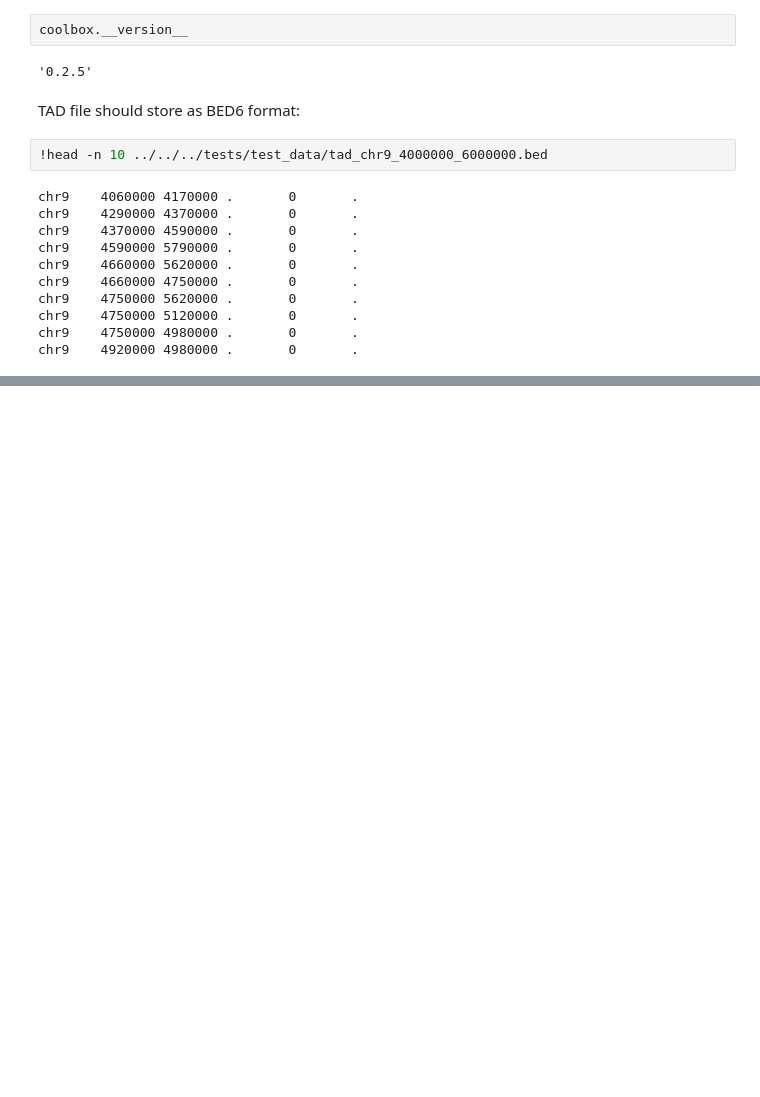
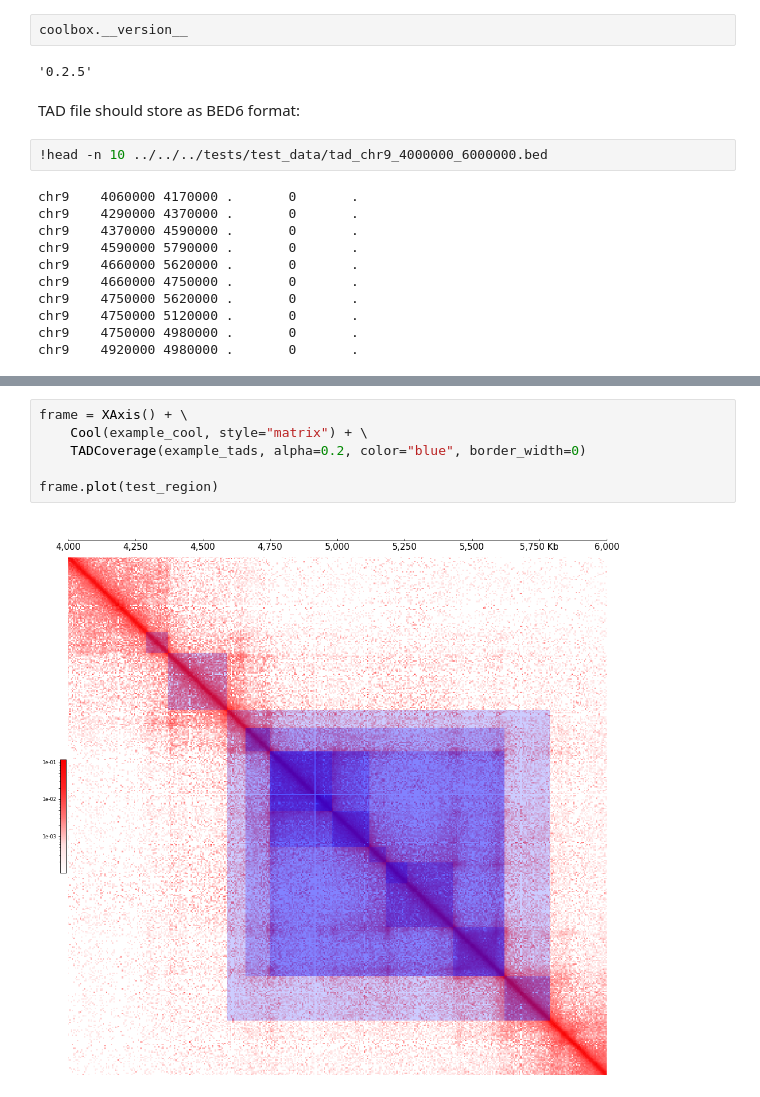
Before and after one commit to GangCaoLab/CoolBox, a Jupyter notebook: docs/_gallery/TADs.ipynb, the cells around one changed output, grey strips where cells are left out. Saved outputs shown, nothing was run; the diff lists cells and outputs as text; blank space fills up the shorter version.

```diff
--- a/docs/_gallery/TADs.ipynb
+++ b/docs/_gallery/TADs.ipynb
@@ -39,0 +40,8 @@ frame.plot(test_region)
+# %%
+frame = XAxis() + \
+    Cool(example_cool, style="matrix") + \
+    TADCoverage(example_tads, alpha=0.2, color="blue", border_width=0)
+
+frame.plot(test_region)
+# %% [output]
+[figure, added]
```
Also changed, not shown: parts of 1 cell of this notebook, 28 other files.
